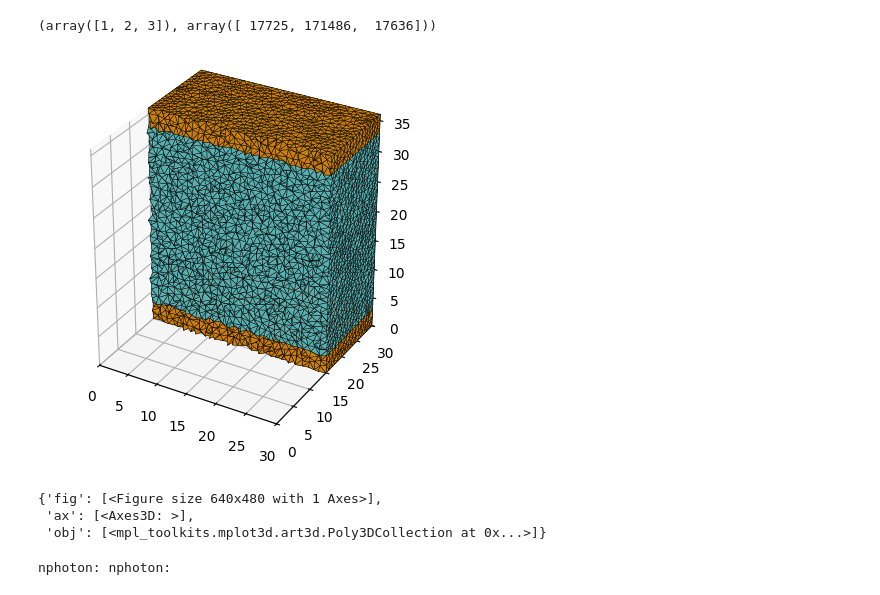
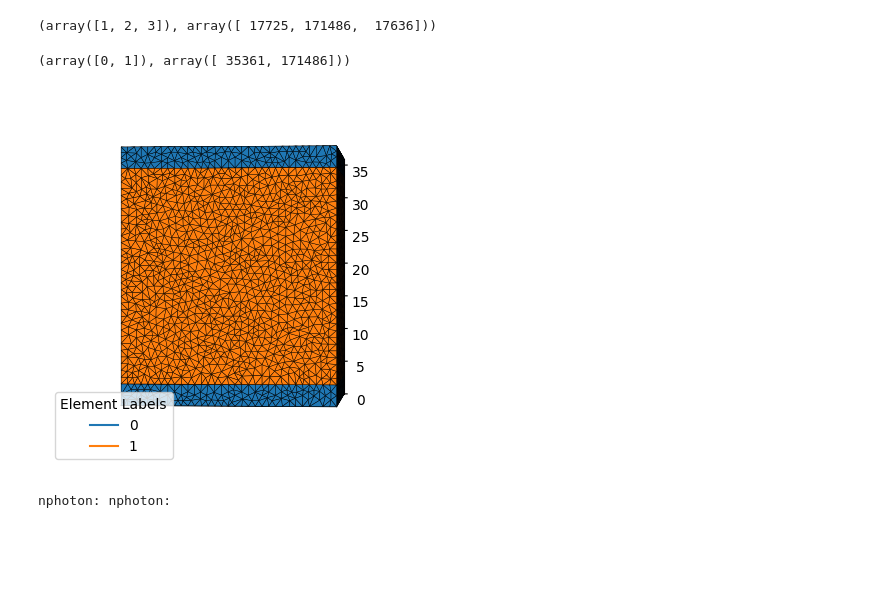
Before and after one commit to lvdtweel/mwe-mmc-isspecular, a Jupyter notebook: minimal_working_example.ipynb, the cells around one changed output. Drawn from its saved outputs; the diff is of its cells as text; code cells hidden in the pictures; blank space fills up the shorter version.

Commit message:
Updating assignment of elemprop parameter, adding figure with custom colormap

```diff
--- a/minimal_working_example.ipynb
+++ b/minimal_working_example.ipynb
@@ -129,13 +129,30 @@ np.unique(el2[:, 4], return_counts=True)
 # %% [output]
 (array([1, 2, 3]), array([ 17725, 171486,  17636]))
 # %%
-el2[:, 4] = np.where(el2[:, 4] == 2, 1, 0)
-i2m.plotmesh(no2, el2, "y >15")
+elemprop = np.where(el2[:, 4] == 2, 1, 0)
+np.unique(elemprop, return_counts=True)
 # %% [output]
-[figure, removed]
-{'fig': [<Figure size 640x480 with 1 Axes>],
- 'ax': [<Axes3D: >],
- 'obj': [<mpl_toolkits.mplot3d.art3d.Poly3DCollection at 0x...>]}
+(array([0, 1]), array([ 35361, 171486]))
+# %%
+facecolors = plt.get_cmap("tab10").colors
+
+fig = plt.figure()
+ax = fig.add_subplot(111, projection="3d")
+parent = {"fig": [fig], "ax": [ax]}
+
+# Use simple approach for plotting with custom colors: index tab10 colormap with element labels
+for elem_label in [0, 1]:
+    facecolor = (*facecolors[elem_label], 1)
+    i2m.plotmesh(no2, el2[elemprop == elem_label], facecolors=facecolor, hold=True, parent=parent)
+    ax.plot([], [], color=facecolor, label=elem_label)
+
+ax.view_init(0, 90, 0)
+ax.legend(title="Element Labels")
+
+for x in "xy":
+    getattr(ax, f"set_{x}ticks")([])
+# %% [output]
+[figure, added]
 # %%
 mmc_config = {}
 
```
Also changed, not shown: parts of 1 cell of this notebook.
